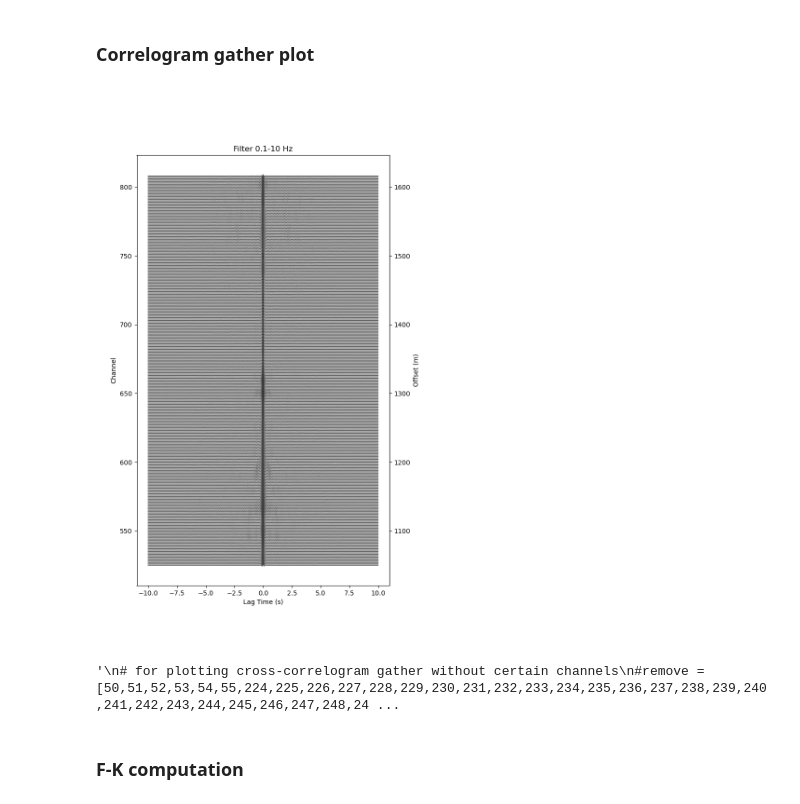
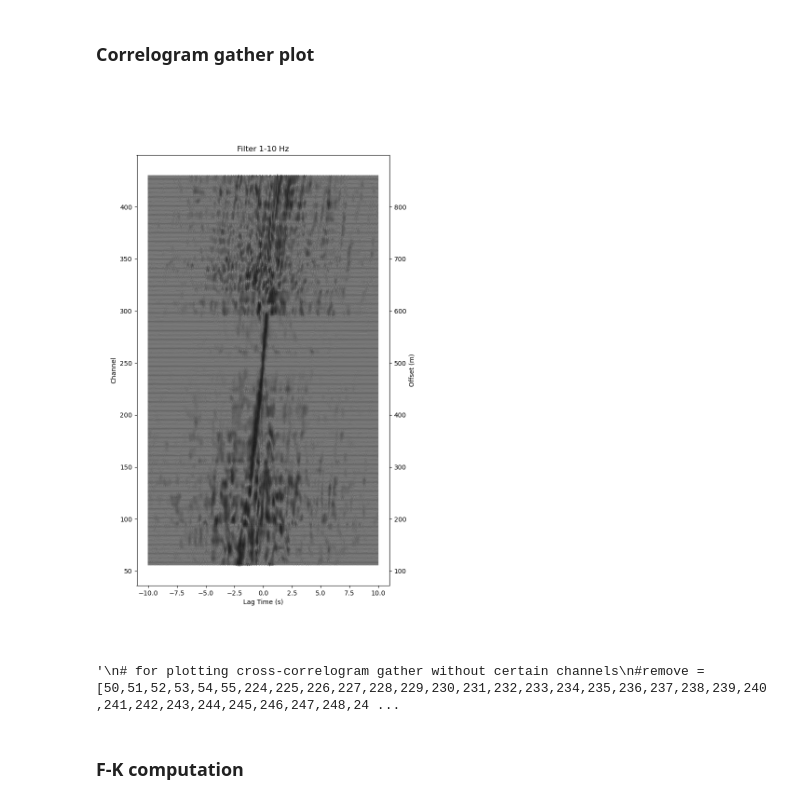
Before and after one commit to luciehgnt/DAS-internhip-IPGP, a Jupyter notebook: fk_transform_and_phase_velocity_lucie.ipynb, the cells around one changed output. Saved outputs shown, nothing was run; the diff lists cells and outputs as text; code cells hidden in the pictures.

```diff
--- a/fk_transform_and_phase_velocity_lucie.ipynb
+++ b/fk_transform_and_phase_velocity_lucie.ipynb
@@ -12,7 +12,7 @@ import glob
 from xdas.io.febus import read as read_das
 from xdas.io.febus import correct_gps_time
 # %%
-path1 = "/localstorage/hugonnet/Correlograms/Auto-correlation/SR_FEBUS_STROMBOLI_2022-09-18_17-35-44_UTC/"
+path1 = "/localstorage/hugonnet/Correlograms/Cross-correlation/SR_FEBUS_STROMBOLI_2022-09-18_17-35-44_UTC/"
 path2 = "/Volumes/DISKENOIR/fichiers-nc/"
 # %% [markdown]
 ### Functions
@@ -71,48 +71,51 @@ folder = path1
 # to plot half stack, change: collect_tfpws, file, and plt.plot, and cc_fk
 
 # parameters
-start_channel = 600
+
 nb_channel = 150  # define the number of channel needed to be gathered, depend on start_position. not used when start_position = 'mid_all'
 	       			# because automatically uses all channels
+start_channel = 56 # start and end of the channel to be plotted
+end_channel = 430
+ref_channel = 250
+
 window = 300
 start_position = 'mid_all'
 dt = 0.02  # sampling rate (s)
 dx = 2  # distance between the channels (m)
 fs = 1 / dt # sampling rate (1/s)
 
-x1, x2 = start_channel, 525
+x1, x2 = ref_channel, start_channel
 file = f'{folder}Correlogram_{str(x1)}_{str(x2)}_pcc/ts_pws_tspws_pcc.sac'
 #file = f'{folder}/Correlogram_{str(x1)}_{str(x2)}_pcc/ts_pws_tspws_pcc_half_zeromid.sac'
 a = read(file)[0].data
 
-cut1 = 525   # start and end of the channel to be plotted
-cut2 = 808
+
 if start_position == 'mid':
 	cc = np.zeros((a.shape[0],2*nb_channel+1))
 elif start_position == 'mid_all':
-	cc = np.zeros((a.shape[0],cut2-cut1+1))
+	cc = np.zeros((a.shape[0],end_channel-start_channel+1))
 else:
 	cc = np.zeros((a.shape[0],nb_channel+1))
 
 t = np.arange(0,a.shape[0]*dt,dt)
 
 if start_position == 'mid':
-	ranges = np.arange(start_channel-nb_channel,start_channel+nb_channel+1,1)
+	ranges = np.arange(ref_channel-nb_channel,ref_channel+nb_channel+1,1)
 elif start_position == 'mid_all':
-	ranges = np.arange(cut1,cut2+1,1)
+	ranges = np.arange(start_channel,end_channel+1,1)
 elif start_position == 'early':
-	ranges = np.arange(start_channel,start_channel+nb_channel+1,1)
+	ranges = np.arange(ref_channel,ref_channel+nb_channel+1,1)
 elif start_position == 'end':
-	ranges = np.arange(start_channel,start_channel-nb_channel-1,-1)
+	ranges = np.arange(ref_channel,ref_channel-nb_channel-1,-1)
 
 filtering = True
-lowcut = 0.1  # filter if needed
+lowcut = 1  # filter if needed
 highcut = 10
 j = 0
 
 # collect all tf-pws of each channel pair and store it in an array
 for i_channel in ranges:
-	x1,x2 = start_channel, i_channel
+	x1,x2 = ref_channel, i_channel
 	#folders = glob.glob(f'{folder}/Correlogram_{str(x1)}_{str(x2)}_{mode}/*.sac')
 	#stacked = stack(folders)
 	stacked = collect_tfpws(folder,x1,x2)
@@ -151,35 +154,36 @@ for i in ranges:
 		#plt.plot(t, normalize(cc[:,j]) + i*1, color='black',alpha=0.6)
 		plt.plot(t_cut,cc_cut[:,j] + (i)*scaler, color='black',alpha=0.6) # use t_cut_zeromid if needed
 		'''try:
 			plt.plot(t_cut,normalize(cc_cut[:,j]) + (i)*scaler, color='black',alpha=0.6)
 		except:
 			plt.plot(t_cut,normalize(np.append(cc_cut[:,j],0)) + (i)*scaler, color='black',alpha=0.6)
 		'''
 	j = j + 1
 
 ax = plt.gca()
 y2 = ax.secondary_yaxis('right', functions=(get_offset, get_channel))
 y2.set_ylabel('Offset (m)')
-plt.title('Filter 0.1-10 Hz')
+plt.title(f'Filter {lowcut}-{highcut} Hz')
 plt.xlabel('Lag Time (s)')
 plt.ylabel('Channel')
 #plt.xlim(0,5)
 plt.show()
+plt.savefig(f'{start_channel}_{end_channel}_start{ref_channel}_cross')
 
 
 # np.savetxt("west_256_430.txt", cc_fk.T,fmt="%s")
 # content = np.genfromtxt('west_256_430.txt', delimiter=',', dtype=None,encoding = 'UTF-8')
 
 '''
 # for plotting cross-correlogram gather without certain channels
 #remove = [50,51,52,53,54,55,224,225,226,227,228,229,230,231,232,233,234,235,236,237,238,239,240,241,242,243,244,245,246,247,248,249,250]
 remove= []
 mask = np.isin(ranges,remove)
 mask = [not mask[i] for i in range(len(mask))]
 cc_cut = cc[boundary1:boundary2,ranges[mask]-50]
 '''
 # %% [output]
-[figure, old version]
+[figure, new version]
 '\n# for plotting cross-correlogram gather without certain channels\n#remove = [50,51,52,53,54,55,224,225,226,227,228,229,230,231,232,233,234,235,236,237,238,239,240,241,242,243,244,245,246,247,248,24 ...
 # %% [markdown]
 ### F-K computation
```
Also changed, not shown: parts of 1 cell of this notebook, 2 other files.
